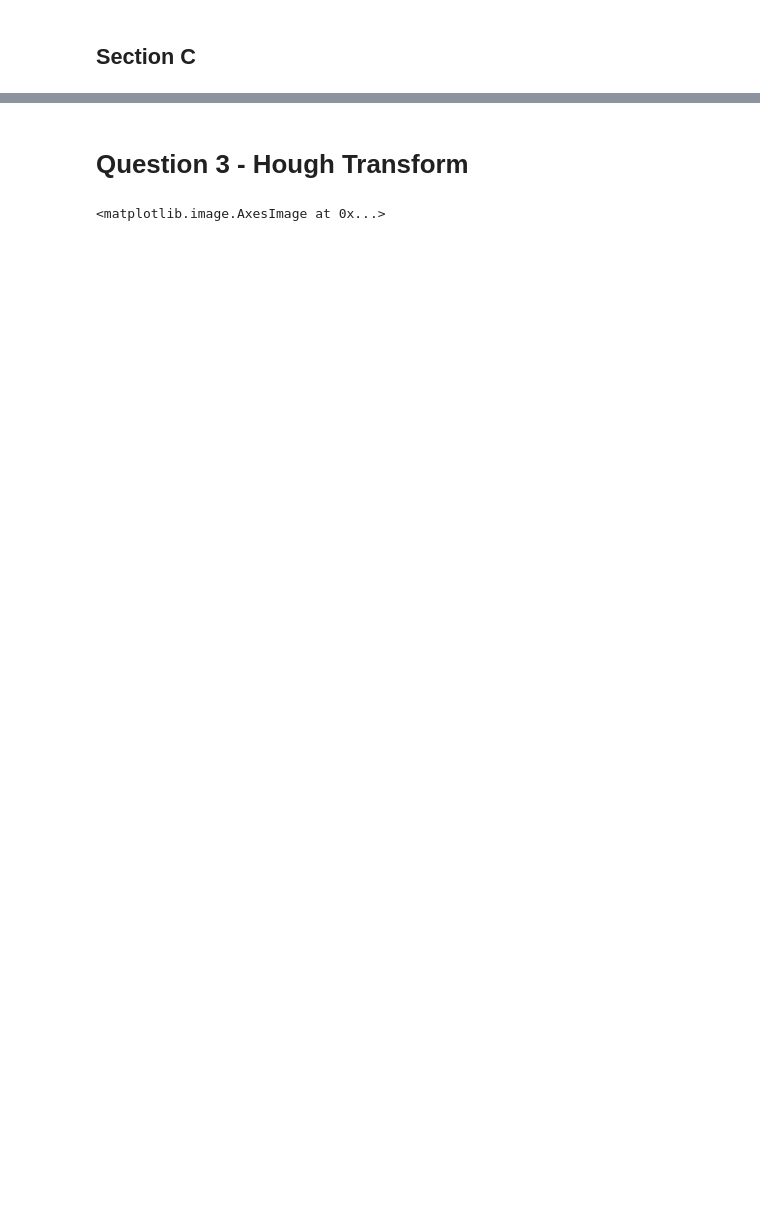
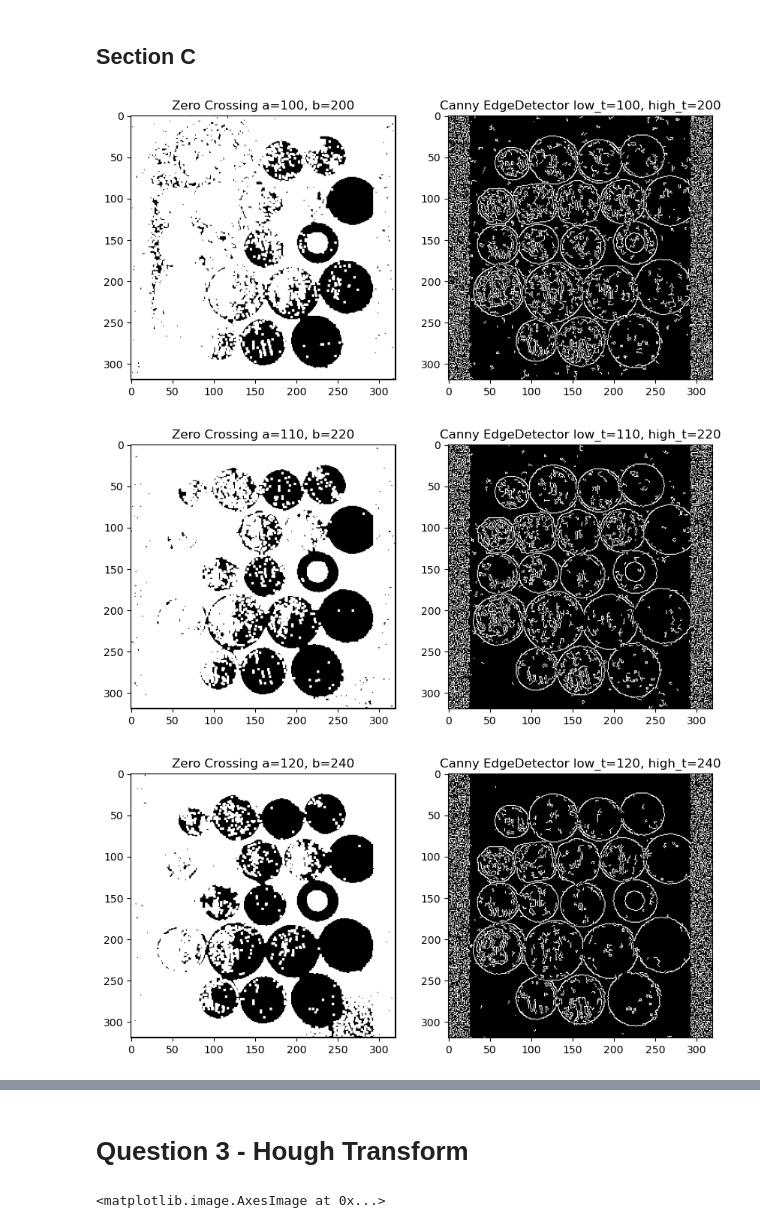
Before and after one commit to brahan-hub/ICBV241_HW2, a Jupyter notebook: ICBV241_HW2.ipynb, the cells around one changed output, grey strips where cells are left out. Drawn from its saved outputs; the diff is of its cells as text; code cells hidden in the pictures; blank space fills up the shorter version.

```diff
--- a/ICBV241_HW2.ipynb
+++ b/ICBV241_HW2.ipynb
@@ -49,13 +74,35 @@ for ax, img ,title in zip(axes.flatten(),
 # %% [markdown]
 ## Section C
 # %%
-# coins' image with added Gaussian noise
-noisy_coins = coins + np.random.standard_normal(coins.shape) * 0.05
+def plot_canny_zc(low_t,high_t):
+    # coins' image with added Gaussian noise
+    noisy_coins = coins + np.random.standard_normal(coins.shape) * 0.05
+    # low_t = 170
+    # high_t = 510
+    # OpenCV expects image with value range of 0 - 255
+    # Therefore, for cv2 functions (such as cv2.Canny) use the following variable instead of 'noisy_coins'
+    noisy_coins_uint8 = (noisy_coins * 255).astype(np.uint8)
+    zc = zero_crossing(noisy_coins_uint8, low_t,high_t)
+    #=============
+    # Find edges in the noisy image by using
+    # cv2.Canny and your method from section A. Plot the results side by side.
 
-# OpenCV expects image with value range of 0 - 255
-# Therefore, for cv2 functions (such as cv2.Canny) use the following variable instead of 'noisy_coins'
-noisy_coins_uint8 = (noisy_coins * 255).astype(np.uint8)
+    canny_alg = cv2.Canny(noisy_coins_uint8,threshold1 = low_t,threshold2=high_t)
 
-#=============
-# Find edges in the noisy image by using
-# cv2.Canny and your method from section A. Plot the results side by side.
+    zc_header = "Zero Crossing a={}, b={}".format(low_t,high_t)
+    canny_header = "Canny EdgeDetector low_t={}, high_t={}".format(low_t,high_t)
+
+    _, axes = plt.subplots(1, 2, figsize=(10, 10))
+    for ax, img ,title in zip(axes.flatten(),
+                            [ zc, canny_alg],
+                            [zc_header ,canny_header]):
+        ax.imshow(img,
+                cmap='gray')
+        ax.set_title(title)
+# %%
+for i in range(100,200,10):
+    plot_canny_zc(i,2*i)
+# %% [output]
+[figure, added]
+[figure, added]
+[figure, added]
```
Also changed, not shown: parts of 10 cells of this notebook, 1 other file.
